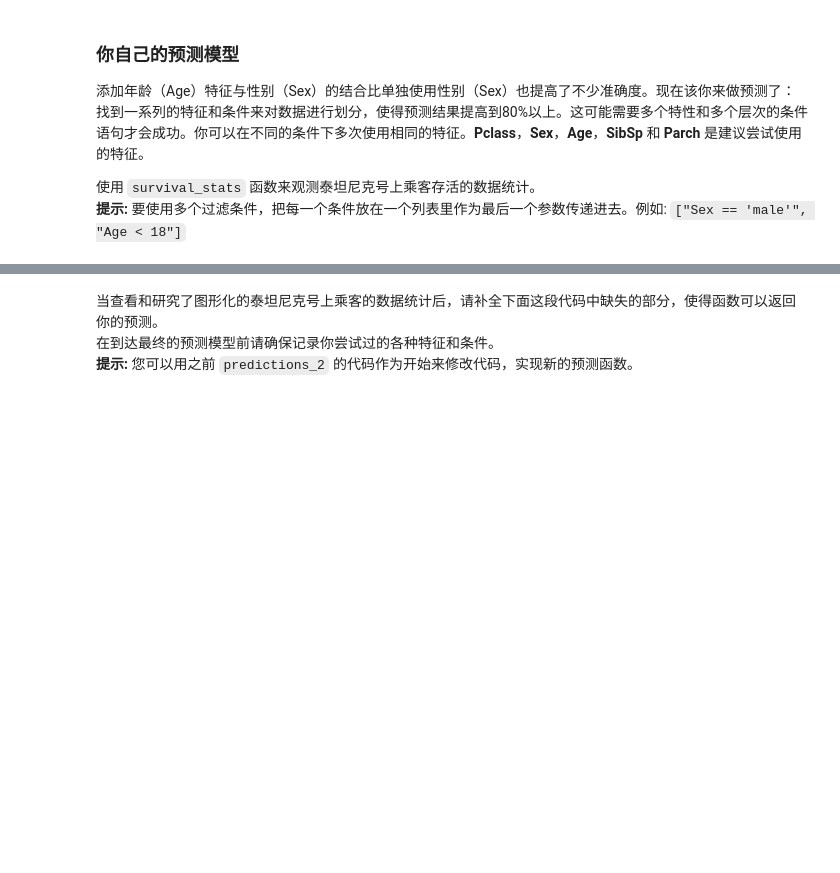
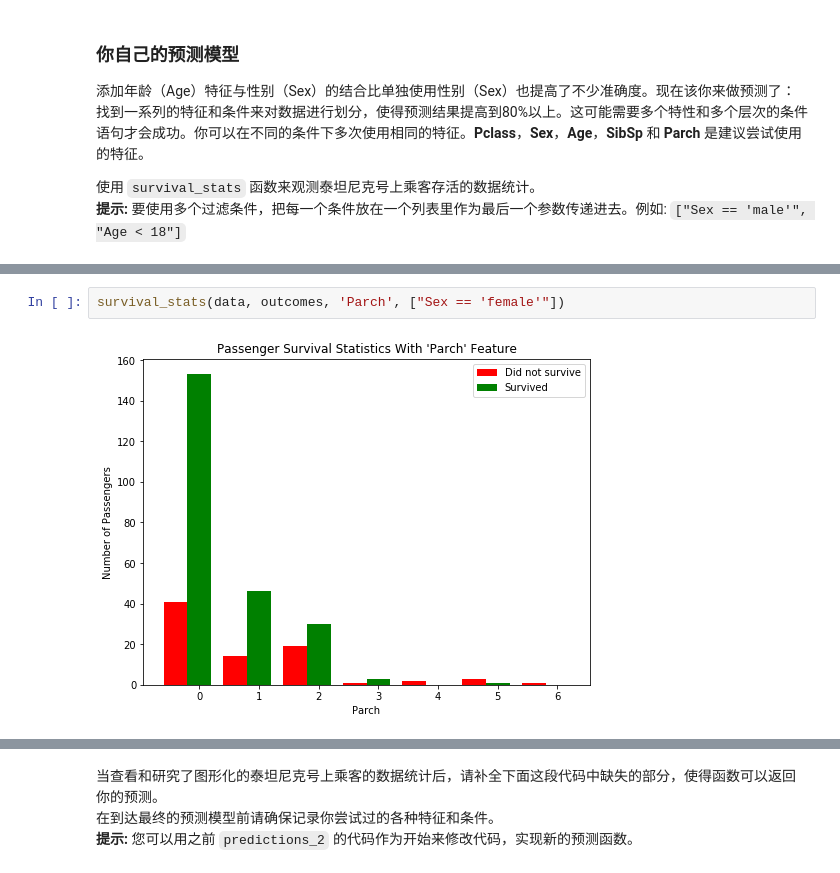
Before and after one commit to LeeZhe/machine-Learning, a Jupyter notebook: titanic_survival_exploration-master/titanic_survival_exploration.ipynb, the cells around one changed output, grey strips where cells are left out. Saved outputs shown, nothing was run; the diff lists cells and outputs as text; blank space fills up the shorter version.

```diff
--- a/titanic_survival_exploration-master/titanic_survival_exploration.ipynb
+++ b/titanic_survival_exploration-master/titanic_survival_exploration.ipynb
@@ -214,0 +219,4 @@ survival_stats(data, outcomes, 'Fare', ['Sex == "male"', "Age >= 7","Embarked !=
+# %%
+survival_stats(data, outcomes, 'Parch', ["Sex == 'female'"])
+# %% [output]
+[figure, added]
```
Also changed, not shown: parts of 11 cells of this notebook.
